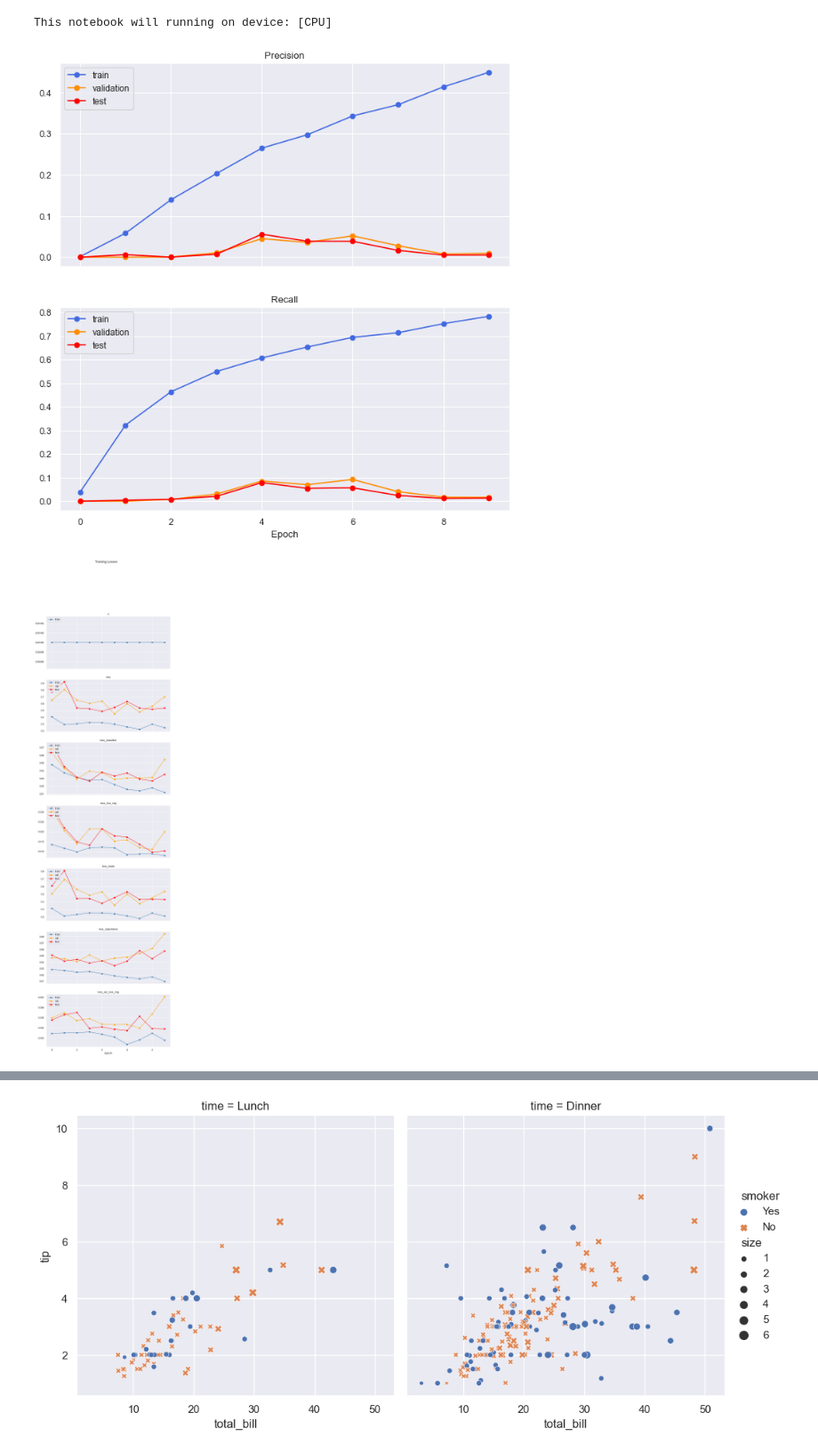
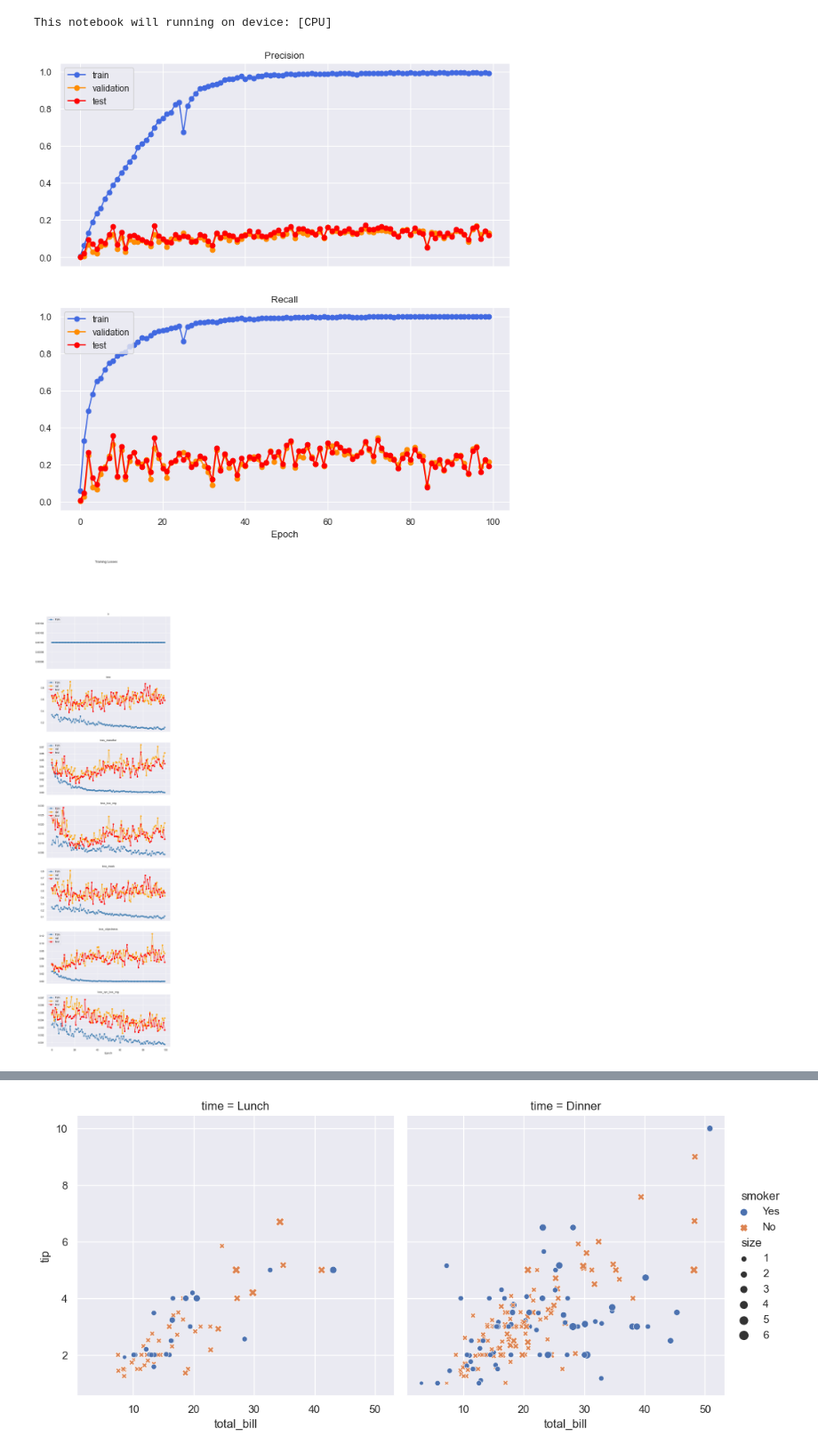
Before and after one commit to andretavluis/multimodal-abnormalities-detection, a Jupyter notebook: [3.c] train_loop_with_fixations.ipynb, the cells around one changed output, grey strips where cells are left out. Shown: that part at 89% size. Saved outputs shown, nothing was run; the diff lists cells and outputs as text; code cells hidden in the pictures.

```diff
--- a/[3.c] train_loop_with_fixations.ipynb
+++ b/[3.c] train_loop_with_fixations.ipynb
@@ -113,15 +113,15 @@ all_model_setups = [
     #     **common_args,
     #     **fusion_add_args,
     # ),
-    # ModelSetup(
-    #     name="CXR_images_pupil_multiply",
-    #     use_heatmaps=True,
-    #     with_pupil=True,
-    #     **resnet_args,
-    #     **small_model_args,
-    #     **common_args,
-    #     **fusion_multiply_args,
-    # ),
+    ModelSetup(
+        name="CXR_images_pupil_multiply",
+        use_heatmaps=True,
+        with_pupil=True,
+        **resnet_args,
+        **small_model_args,
+        **common_args,
+        **fusion_multiply_args,
+    ),
     # ModelSetup(
     #     name="CXR_images_fixations_1third_multiply",
     #     use_heatmaps=True,
@@ -131,15 +131,15 @@ all_model_setups = [
     #     **common_args,
     #     **fusion_multiply_args,
     # ),
-    ModelSetup(
-        name="CXR_images_fixations_2third_multiply",
-        use_heatmaps=True,
-        with_2nd_third_fixations=True,
-        **resnet_args,
-        **small_model_args,
-        **common_args,
-        **fusion_multiply_args,
-    ),
+    # ModelSetup(
+    #     name="CXR_images_fixations_2third_multiply",
+    #     use_heatmaps=True,
+    #     with_2nd_third_fixations=True,
+    #     **resnet_args,
+    #     **small_model_args,
+    #     **common_args,
+    #     **fusion_multiply_args,
+    # ),
     # ModelSetup(
     #     name="CXR_images_fixations_silence",
     #     use_heatmaps=True,
@@ -178,7 +178,7 @@ all_model_setups = [
     # ),
 ]
 # %%
-num_epochs = 30
+num_epochs = 100
 train_infos = []
 # %%
 ## we have to mention that in order to provide objective evaluation, we compromise the dataset size, which also nagatively afftect the performance and generlaization.
@@ -210,6 +210,7 @@ for model_setup in all_model_setups:
         "with_fixations": model_setup.with_fixations,
         "with_pupil": model_setup.with_pupil,
         "with_1st_third_fixations": model_setup.with_1st_third_fixations,
+        "with_2nd_third_fixations": model_setup.with_2nd_third_fixations,
         'with_rad_silence': model_setup.with_rad_silence,
         'with_rad_speaking': model_setup.with_rad_speaking,
         "bbox_to_mask": model_setup.use_mask,
@@ -411,32 +412,32 @@ for model_setup in all_model_setups:
                 test_dataloader=test_dataloader,
                 test_coco=test_coco,
                 iou_types=iou_types,
                 score_thres=None,
                 dynamic_weight=dynamic_loss_weight,
             )
 
         # print('end of loop')
 
     val_ap_ar = get_ap_ar(train_info.last_val_evaluator)
 
     # print('check')
 
     train_info = end_train(
         train_info=train_info,
         model=model,
         optim=optimizer,
         eval_params_dict=eval_params_dict,
         last_val_ar=val_ap_ar["ar"],
         last_val_ap=val_ap_ar["ap"],
         test_dataloader=test_dataloader,
         device=device,
         test_coco=test_coco,
         iou_types=iou_types,
         score_thres=None,
         dynamic_weight=dynamic_loss_weight,
     )
 
     train_infos.append(train_info)
 # %% [output]
-[figure, old version]
+[figure, new version]
-[figure, old version]
+[figure, new version]
```
Also changed, not shown: parts of 1 cell of this notebook, 42 other files.
